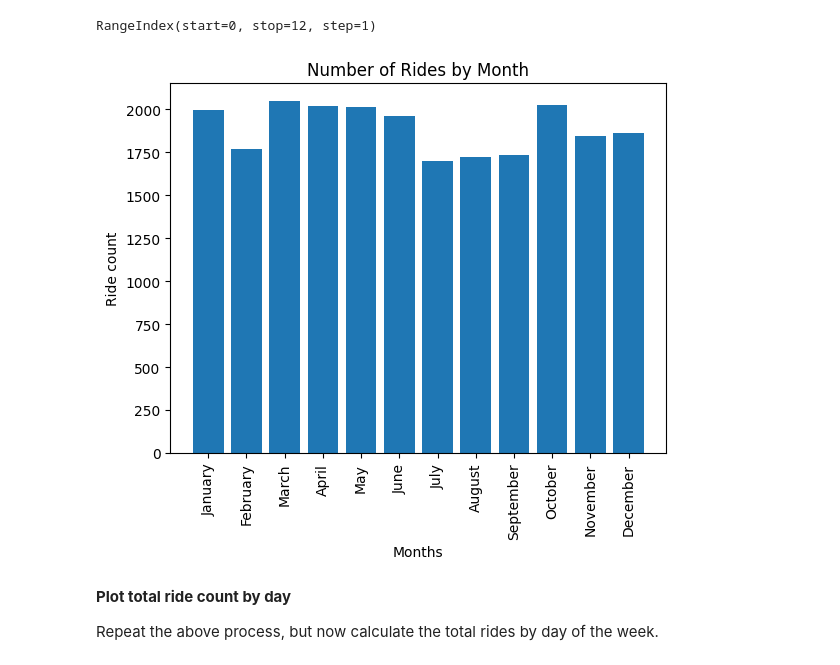
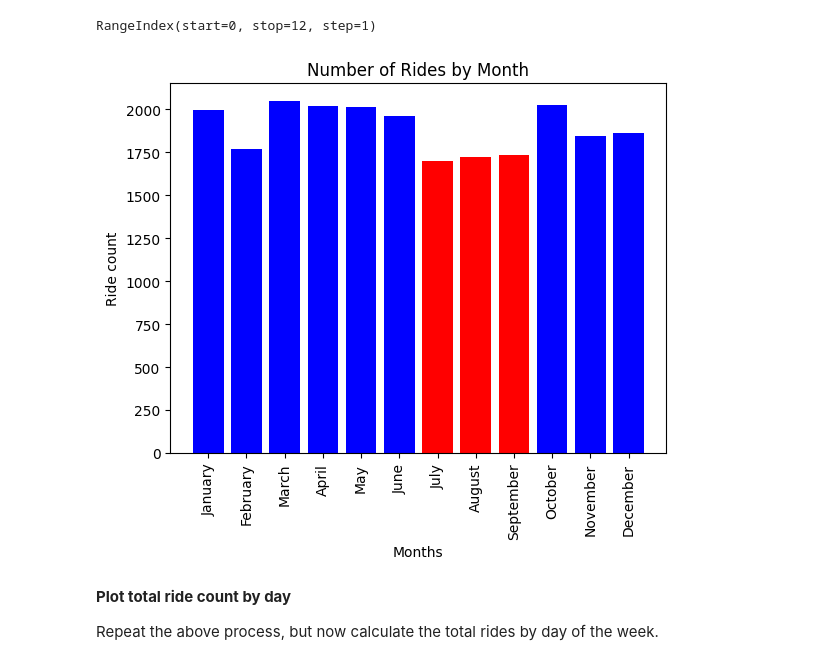
Before and after one commit to amlupenza/EDA_agda_automatidata, a Jupyter notebook: Activity_Course 3 Automatidata project lab.ipynb, the cells around one changed output. Cells and saved outputs as stored; diff of their text form; code cells hidden in the pictures.

```diff
--- a/Activity_Course 3 Automatidata project lab.ipynb
+++ b/Activity_Course 3 Automatidata project lab.ipynb
@@ -459,14 +458,19 @@ rides_by_month_ordered.index
 RangeIndex(start=0, stop=12, step=1)
 # %%
 # Create a bar plot of total rides per month
-plt.bar(x=rides_by_month_ordered['Month'], height=rides_by_month_ordered['Ride Count'])
+# Create a mask for bars with ride count less than 1750
+mask = rides_by_month_ordered['Ride Count'] < 1750
+
+# Set the color for these bars to red
+colors = ['red' if m else 'blue' for m in mask]
+plt.bar(x=rides_by_month_ordered['Month'], height=rides_by_month_ordered['Ride Count'], color=colors)
 plt.ylabel('Ride count')
 plt.xlabel('Months')
 plt.title('Number of Rides by Month')
 plt.xticks(rotation=90)
 plt.show()
 # %% [output]
-[figure, old version]
+[figure, new version]
 # %% [markdown]
 **Plot total ride count by day**
 
```
Also changed, not shown: parts of 20 cells of this notebook.
